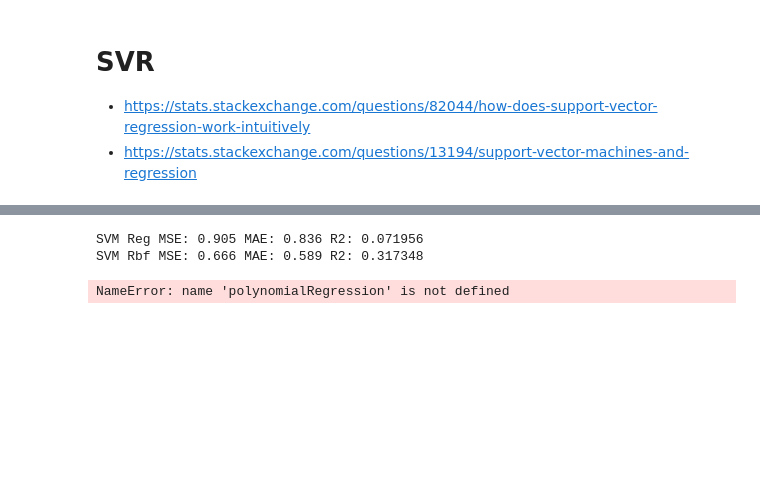
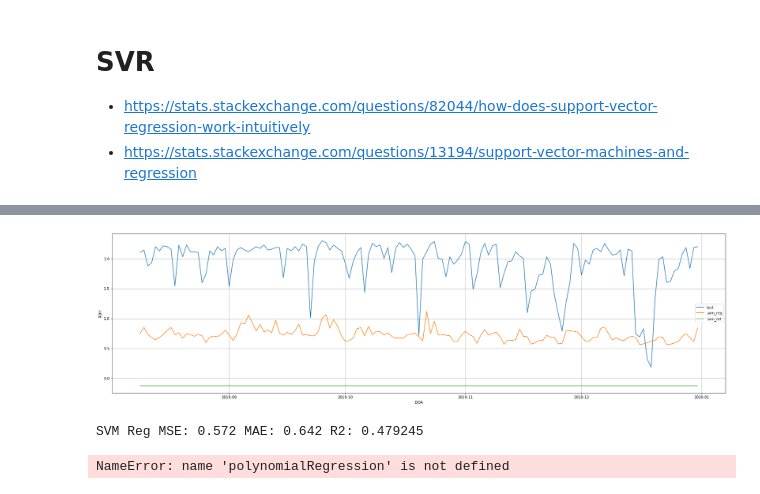
Before and after one commit to ahmadabdullah247/thesis, a Jupyter notebook: SingleHotel/LA_SVR.ipynb, the cells around one changed output, grey strips where cells are left out. Cells and saved outputs as stored; diff of their text form; code cells hidden in the pictures; blank space fills up the shorter version.

```diff
--- a/SingleHotel/LA_SVR.ipynb
+++ b/SingleHotel/LA_SVR.ipynb
@@ -125,6 +133,3 @@ df
-# %%
-train     = df.loc[:'2019-10']
-test      = df.loc['2019-10':]
 # %%
 y = train.pop('ROH')
 X = train
@@ -132,3 +137,6 @@ X = train
 svm_reg = LinearSVR(epsilon=1.5)
 model_reg = svm_reg.fit(X, y)
 test['svm_reg'] = svm_reg.predict(test.loc[:, test.columns != 'ROH'])
+# %%
+XX = X.iloc[:30]
+yy = y.iloc[:30]
@@ -135,4 +183,4 @@ test['svm_reg'] = svm_reg.predict(test.loc[:, test.columns != 'ROH'])
 # %%
-svr_rbf = SVR(kernel='rbf', C=10, gamma=0.1, epsilon=.1)
-model_rbf = svr_rbf.fit(X, y)
-test['svm_rbf'] = model_rbf.predict(test[['LeadTime','DOW','Price','Day sin','Day cos','Year sin','Year cos']])
+svr_rbf = SVR(kernel='rbf', C=1, gamma='auto', epsilon=.1)
+model_rbf = svr_rbf.fit(XX,yy)
+test['svm_rbf'] = model_rbf.predict(test[['DBA','LAR','ADR','Rooms','DOW','Mon','Day']])
@@ -149,3 +187,15 @@ fig.show()
+# %%
+dx = test[test['DBA']==test['DBA'].max()]
+
+plt.plot(dx.index, dx['ROH'], label='test')
+plt.plot(dx.index, dx['svm_reg'], label='svm_reg')
+plt.plot(dx.index, dx['svm_rbf'], label='svm_rbf')
+plt.xlabel('DOA')
+plt.ylabel('ROH')
+plt.legend(loc='best')
+plt.show()
+# %% [output]
+[figure, added]
 # %%
 from sklearn.metrics import mean_squared_error,mean_absolute_error,r2_score
 
@@ -155,14 +205,13 @@ r2  = r2_score(test['ROH'], test['svm_reg'])
 
 print('SVM Reg MSE: %0.3f MAE: %0.3f R2: %03f'%(mse,mae,r2))
 
-mse = mean_squared_error(test['ROH'], test['svm_rbf'])
-mae = mean_absolute_error(test['ROH'], test['svm_rbf'])
-r2  = r2_score(test['ROH'], test['svm_rbf'])
+# mse = mean_squared_error(test['ROH'], test['svm_rbf'])
+# mae = mean_absolute_error(test['ROH'], test['svm_rbf'])
+# r2  = r2_score(test['ROH'], test['svm_rbf'])
 
-print('SVM Rbf MSE: %0.3f MAE: %0.3f R2: %03f'%(mse,mae,r2))
+# print('SVM Rbf MSE: %0.3f MAE: %0.3f R2: %03f'%(mse,mae,r2))
 # %% [output]
-SVM Reg MSE: 0.905 MAE: 0.836 R2: 0.071956
-SVM Rbf MSE: 0.666 MAE: 0.589 R2: 0.317348
+SVM Reg MSE: 0.572 MAE: 0.642 R2: 0.479245
 # %%
 from sklearn.model_selection import cross_validate
 
```
Also changed, not shown: parts of 29 cells of this notebook, 9 other files.
